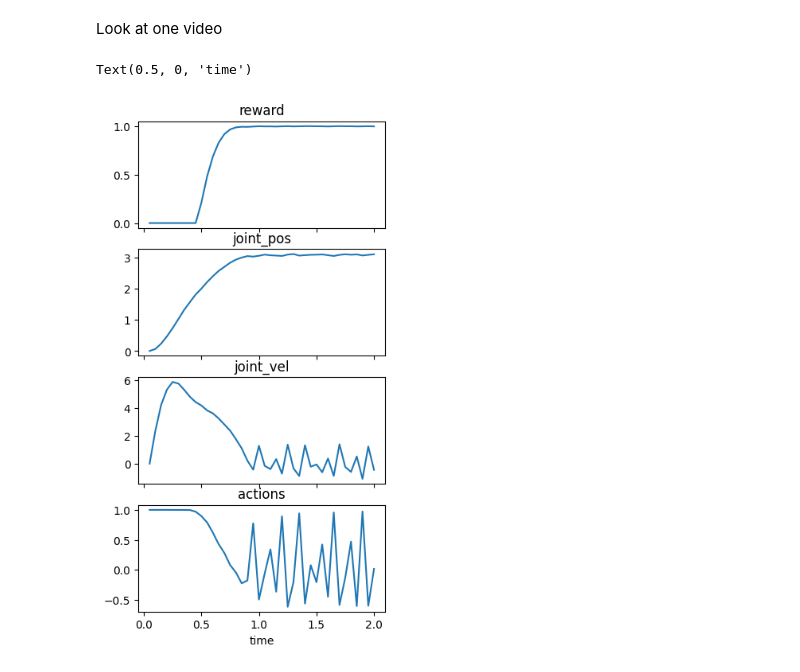
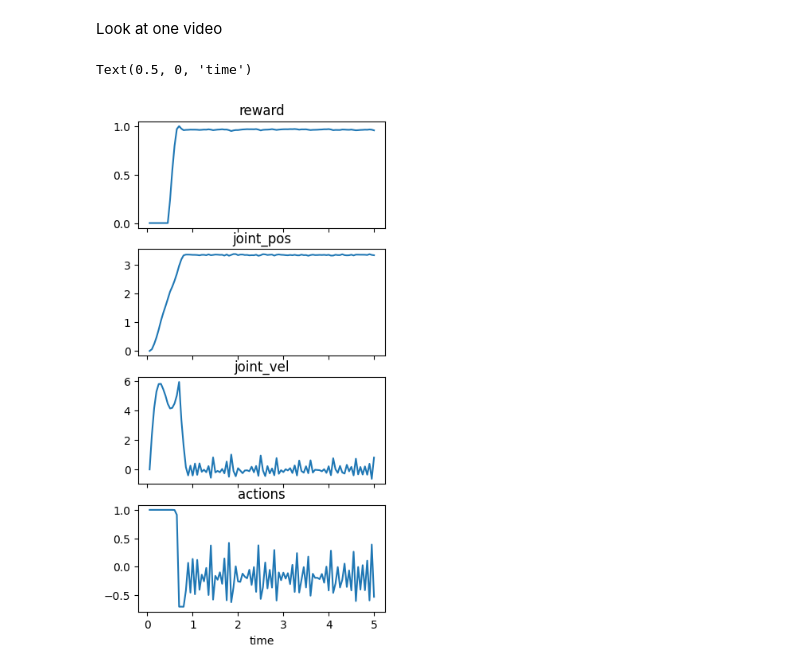
Before and after one commit to Akhilez/reward_lab, a Jupyter notebook: exp/di/mujoco_exp/learning/1_pole/3_pole_composer/pole_ddpg.ipynb, the cells around one changed output. Cells and saved outputs as stored; diff of their text form; code cells hidden in the pictures.

```diff
--- a/exp/di/mujoco_exp/learning/1_pole/3_pole_composer/pole_ddpg.ipynb
+++ b/exp/di/mujoco_exp/learning/1_pole/3_pole_composer/pole_ddpg.ipynb
@@ -318,7 +311,7 @@ ou_noise = OUNoise(env.action_space)
 
 state_dim  = env.observation_space.shape[0]
 action_dim = env.action_space.shape[0]
-hidden_dim = 512
+hidden_dim = 128
 
 value_net  = ValueNetwork(state_dim, action_dim, hidden_dim).to(device)
 policy_net = PolicyNetwork(state_dim, action_dim, hidden_dim).to(device)
@@ -385,7 +379,7 @@ from matplotlib.animation import ArtistAnimation
 from matplotlib import cm
 
 # Simulate episode with random actions
-duration = 2  # Seconds
+duration = 10  # Seconds
 framerate = 30
 frames = []
 ticks = []
@@ -406,31 +400,31 @@ while physics.data.time < duration:
     frames.append([plt.imshow(physics.render(), cmap=cm.Greys_r, animated=True)])
     rewards.append(reward)
     ticks.append(physics.data.time)
     joint_positions.append(state[0])
     joint_velocities.append(state[1])
     actions.append(action)
 
     state = next_state
     if done:
         break
 
 ArtistAnimation(fig, frames, interval=1000 / framerate, blit=True, repeat_delay=1000).save("pole_trained.mp4")
 plt.close()
 
 _, ax = plt.subplots(4, 1, sharex=True, figsize=(4, 8))
 ax[0].plot(ticks, rewards)
 ax[0].set_title("reward")
 
 ax[1].plot(ticks, joint_positions)
 ax[1].set_title("joint_pos")
 
 ax[2].plot(ticks, joint_velocities)
 ax[2].set_title("joint_vel")
 
 ax[3].plot(ticks, actions)
 ax[3].set_title("actions")
 
 ax[-1].set_xlabel("time")
 # %% [output]
 Text(0.5, 0, 'time')
-[figure, old version]
+[figure, new version]
```
Also changed, not shown: parts of 6 cells of this notebook, 2 other files.
